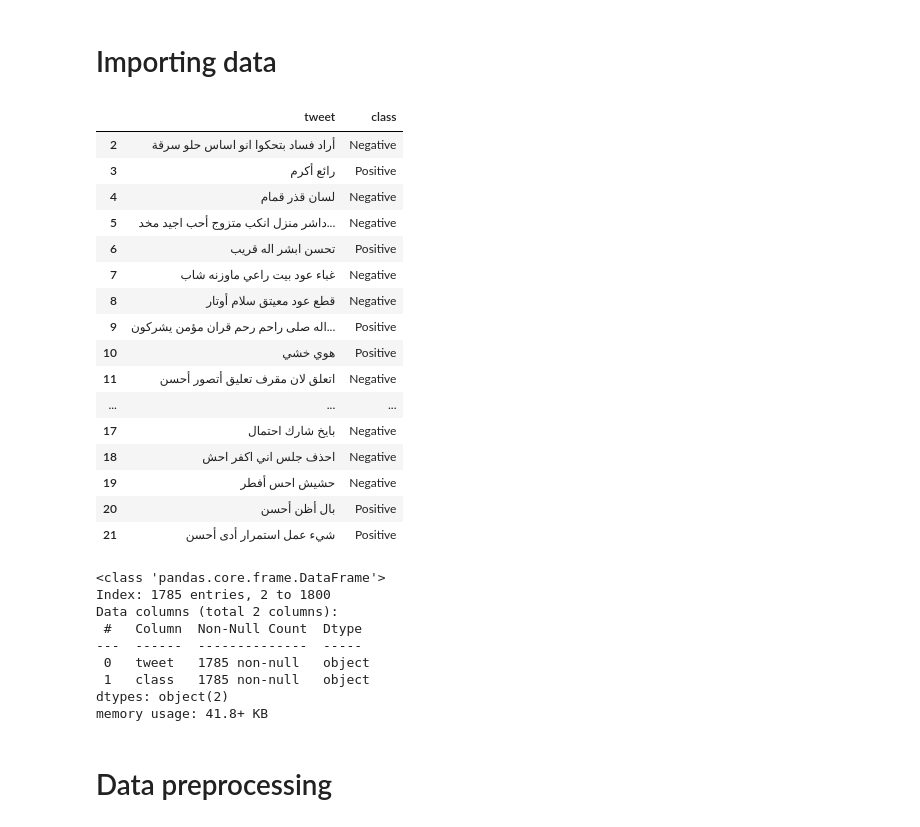
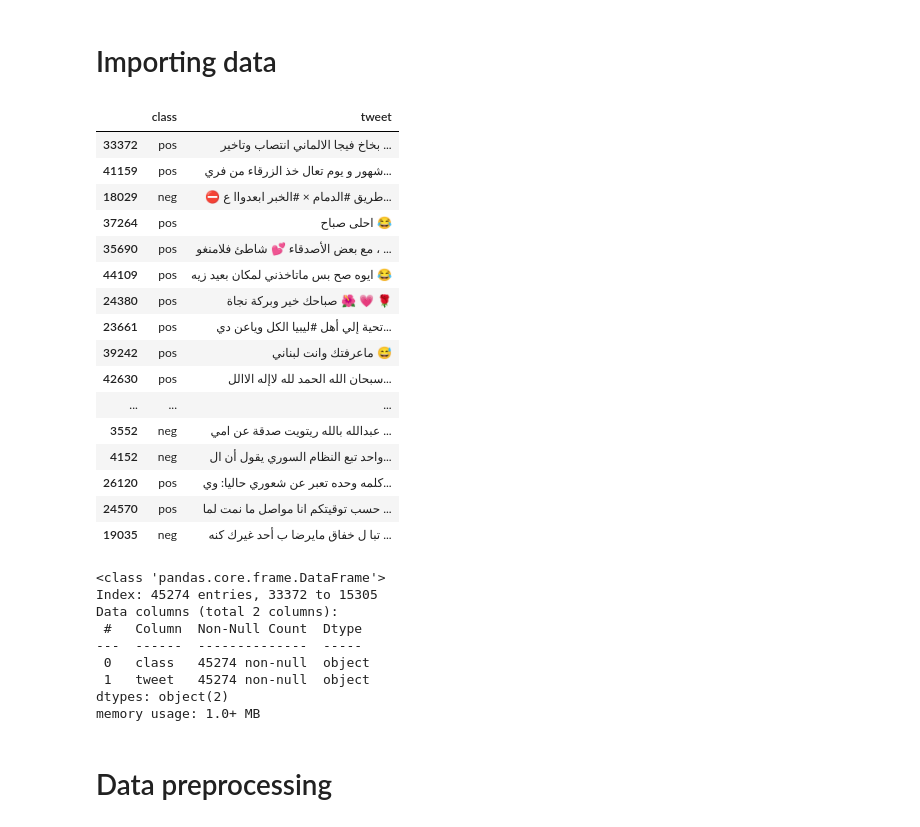
Before and after one commit to OtmaneDaoudi/Arabic-sentiment-analysis, a Jupyter notebook: arabic_sentiment_analysis.ipynb, the cells around one changed output. Cells and saved outputs as stored; diff of their text form; code cells hidden in the pictures.

Commit message:
ASTC

```diff
--- a/arabic_sentiment_analysis.ipynb
+++ b/arabic_sentiment_analysis.ipynb
@@ -49,42 +48,39 @@ SEED = 21
 [nltk_data]   Package stopwords is already up-to-date!
 # %% [markdown]
 # Importing data
-# %%
-if not os.path.exists("preprocessed_data.xlsx"):
-    data = pd.read_excel("datasets/AJGT/AJGT.xlsx", header = 0, names = ["tweet", "class"])
-else:
-    data = pd.read_excel("preprocessed_data.xlsx", header = 0, names = ["tweet", "class"])
-data.head(20)
-# %% [output]
-|  | tweet | class |
-| 2 | أراد فساد بتحكوا انو اساس حلو سرقة | Negative |
-| 3 | رائع أكرم | Positive |
-| 4 | لسان قذر قمام | Negative |
-| 5 | داشر منزل انكب متزوج أحب اجيد مخد... | Negative |
-| 6 | تحسن ابشر اله قريب | Positive |
-| 7 | غباء عود بيت راعي ماوزنه شاب | Negative |
-| 8 | قطع عود معيتق سلام أوتار | Negative |
-| 9 | اله صلى راحم رحم قران مؤمن يشركون... | Positive |
-| 10 | هوي خشي | Positive |
-| 11 | اتعلق لان مقرف تعليق أتصور أحسن | Negative |
-| ... | ... | ... |
-| 17 | بايخ شارك احتمال | Negative |
-| 18 | احذف جلس اني اكفر احش | Negative |
-| 19 | حشيش احس أفطر | Negative |
-| 20 | بال أظن أحسن | Positive |
-| 21 | شيء عمل استمرار أدى أحسن | Positive |
+# %%
+data = pd.read_csv("./datasets/ASTC/data.tsv", header = 0, sep='\t', names = ["class", "tweet"]).sample(frac = 1, random_state = SEED)
+data.head(20)
+# %% [output]
+|  | class | tweet |
+| 33372 | pos | بخاخ فيجا الالماني انتصاب وتاخير ... |
+| 41159 | pos | شهور و يوم تعال خذ الزرقاء من فري... |
+| 18029 | neg | ⛔ طريق #الدمام × #الخبر ابعدواا ع... |
+| 37264 | pos | احلى صباح 😂 |
+| 35690 | pos | مع بعض الأصدقاء 💕 شاطئ فلامنغو ، ... |
+| 44109 | pos | ايوه صح بس ماتاخذني لمكان بعيد زيه 😂 |
+| 24380 | pos | صباحك خير وبركة نجاة 🌺 💗 🌹 |
+| 23661 | pos | تحية إلي أهل #ليبيا الكل وياعن دي... |
+| 39242 | pos | ماعرفتك وانت لبناني 😅 |
+| 42630 | pos | سبحان الله الحمد لله لاإله الاالل... |
+| ... | ... | ... |
+| 3552 | neg | عبدالله بالله ريتويت صدقة عن امي ... |
+| 4152 | neg | واحد تبع النظام السوري يقول أن ال... |
+| 26120 | pos | كلمه وحده تعبر عن شعوري حاليا: وي... |
+| 24570 | pos | حسب توقيتكم انا مواصل ما نمت لما ... |
+| 19035 | neg | تبا ل خفاق مايرضا ب أحد غيرك كنه ... |
 # %%
 data.info()
 # %% [output]
 <class 'pandas.core.frame.DataFrame'>
-Index: 1785 entries, 2 to 1800
+Index: 45274 entries, 33372 to 15305
 Data columns (total 2 columns):
  #   Column  Non-Null Count  Dtype
 ---  ------  --------------  -----
- 0   tweet   1785 non-null   object
- 1   class   1785 non-null   object
+ 0   class   45274 non-null  object
+ 1   tweet   45274 non-null  object
 dtypes: object(2)
-memory usage: 41.8+ KB
+memory usage: 1.0+ MB
 # %% [markdown]
 # Data preprocessing
 # %% [markdown]
```
Also changed, not shown: parts of 47 cells of this notebook, 5 other files.
